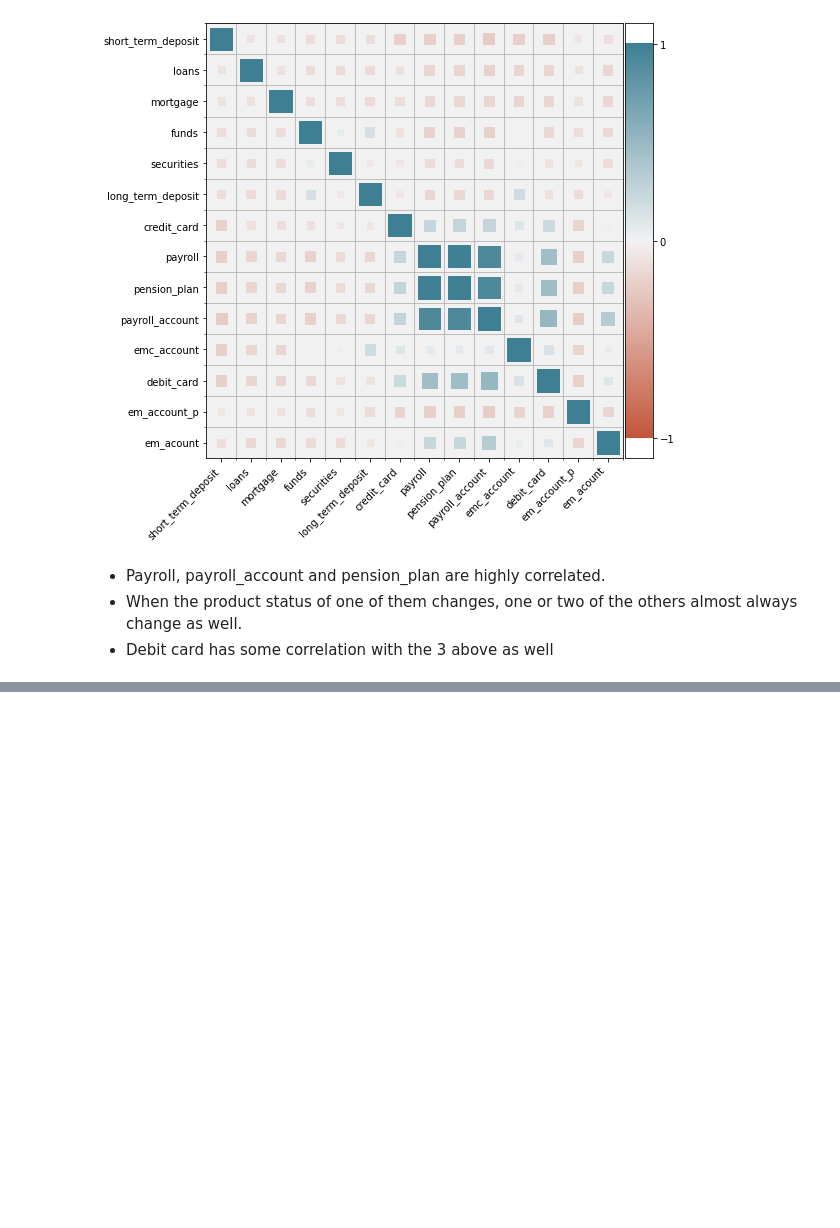
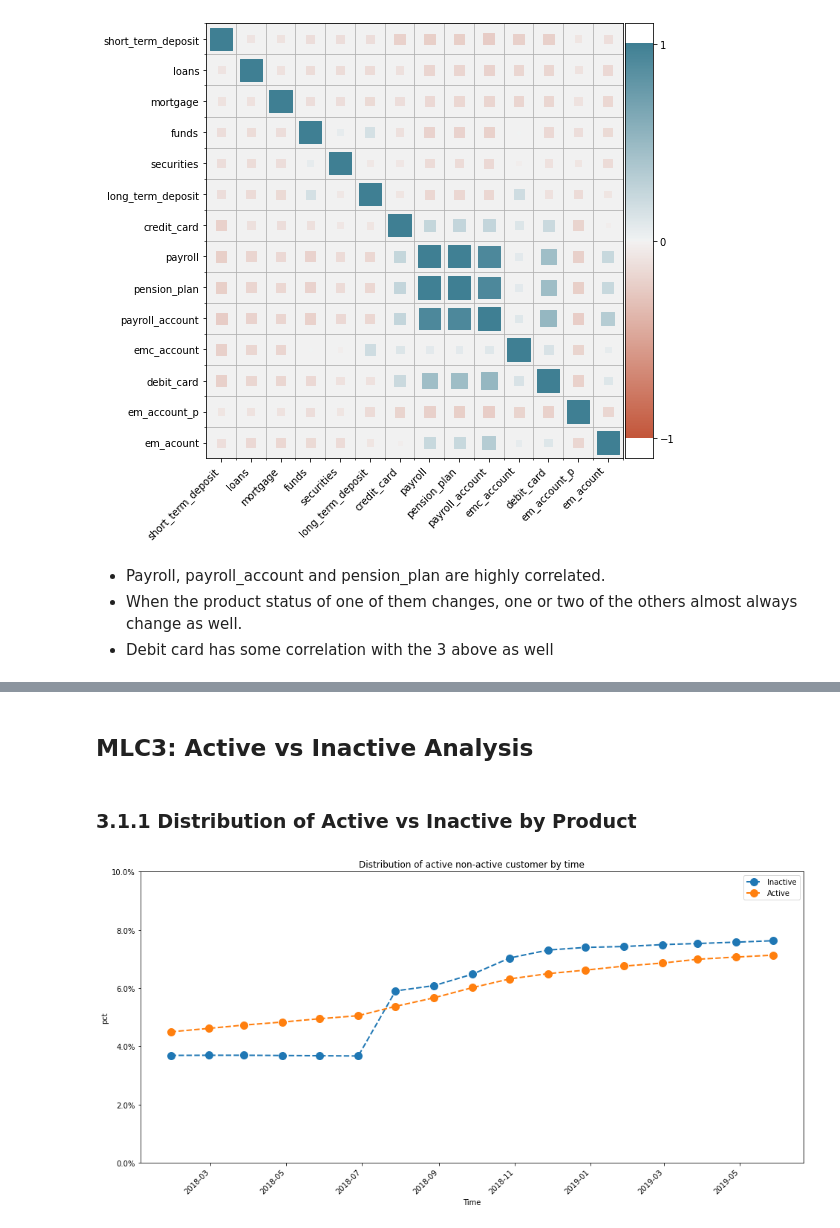
Before and after one commit to aggarcia1996/final_project_adjt, a Jupyter notebook: 01_Analysis_v1.ipynb, the cells around one changed output, grey strips where cells are left out. Drawn from its saved outputs; the diff is of its cells as text; code cells hidden in the pictures; blank space fills up the shorter version.

```diff
--- a/01_Analysis_v1.ipynb
+++ b/01_Analysis_v1.ipynb
@@ -1145,0 +1145,27 @@ sns.heatmap(correlation,
+# %% [markdown]
+## MLC3: Active vs Inactive Analysis<a class="anchor" id="active_vs_inactive"></a>
+# %% [markdown]
+### 3.1.1 Distribution of Active vs Inactive by Product <a class="anchor" id="dist_by_product"></a>
+# %%
+# Distribution of Active Inactive
+# ======================================================================================
+fig, ax = plt.subplots(figsize=(16, 8))
+
+tmp = df.groupby(["active_customer", "pk_partition"], as_index=False)[["pk_cid"]].nunique()
+tmp = tmp.pivot(
+    index="active_customer", columns="pk_partition", values="pk_cid"
+).apply(lambda x: x * 100 / sum(x), axis=1).transpose()
+
+ax = tmp.plot.line( marker='o', markersize=10, linestyle='--', linewidth=2, ax=ax)
+ax.yaxis.set_major_formatter(ticker.PercentFormatter())
+plt.xticks(rotation=45)
+plt.ylim((0,10))
+
+plt.xlabel("Time")
+plt.ylabel("pct")
+ax.legend(['Inactive', 'Active'])
+plt.title(f"Distribution of active non-active customer by time")
+
+plt.show()
+# %% [output]
+[figure, added]
```
Also changed, not shown: parts of 30 cells of this notebook.
